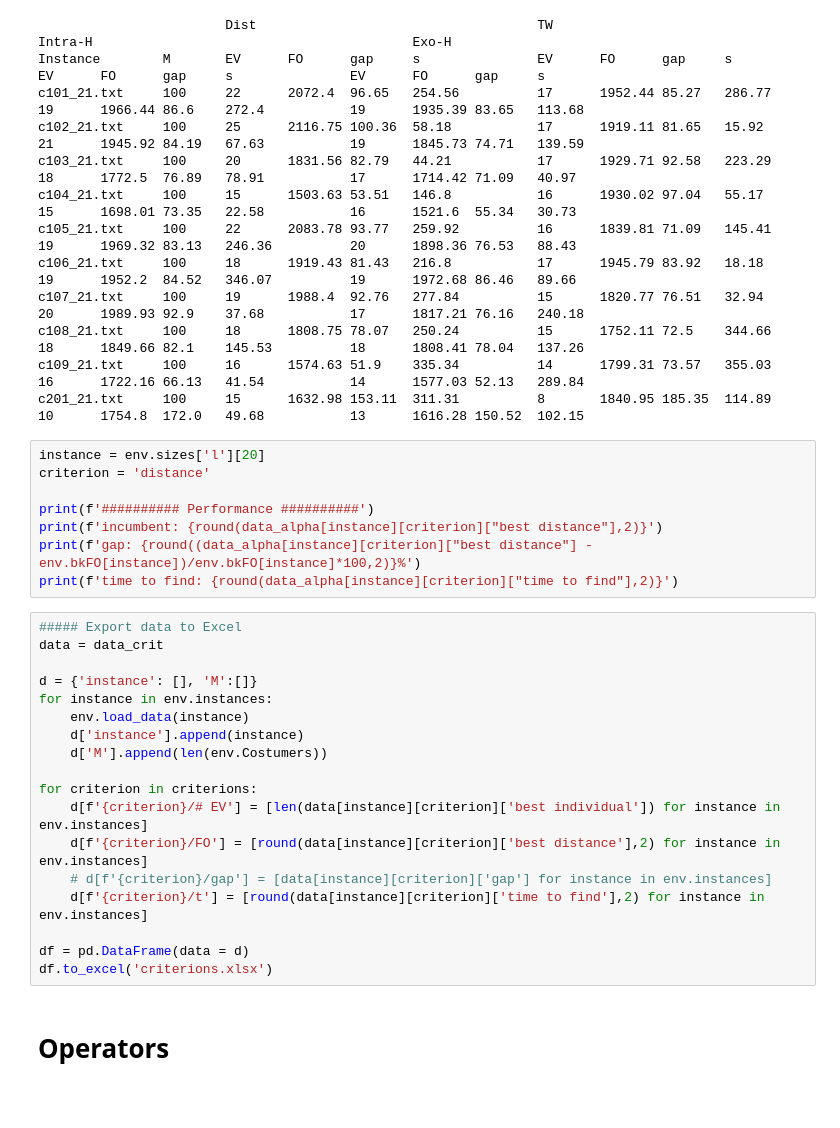
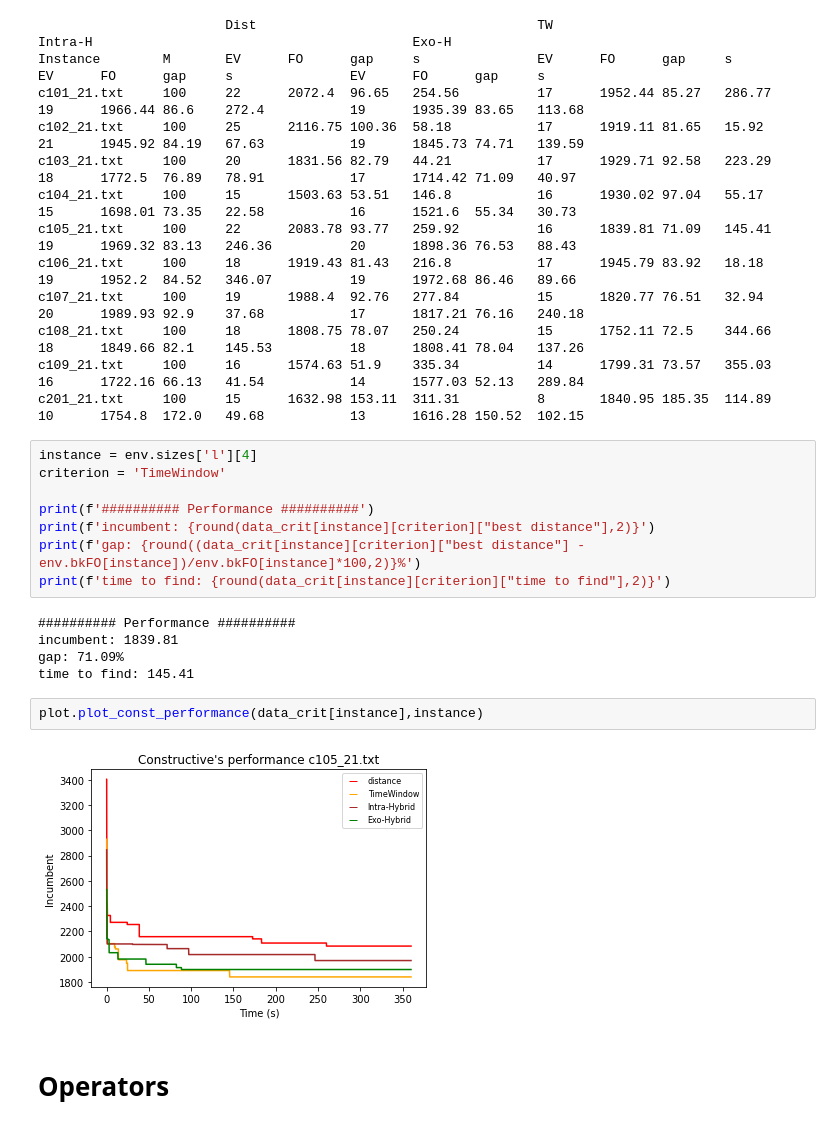
Before and after one commit to juanbeta98/E-CVRP-TW, a Jupyter notebook: Code/Visualizations.ipynb, the cells around one changed output. Cells and saved outputs as stored; diff of their text form; blank space fills up the shorter version.

Commit message:
Add legend to graphs

```diff
--- a/Code/Visualizations.ipynb
+++ b/Code/Visualizations.ipynb
@@ -113,31 +109,22 @@ c108_21.txt     100     18      1808.75 78.07   250.24          15      1752.11
 c109_21.txt     100     16      1574.63 51.9    335.34          14      1799.31 73.57   355.03          16      1722.16 66.13   41.54           14      1577.03 52.13   289.84
 c201_21.txt     100     15      1632.98 153.11  311.31          8       1840.95 185.35  114.89          10      1754.8  172.0   49.68           13      1616.28 150.52  102.15
 # %%
-instance = env.sizes['l'][20]
-criterion = 'distance'
+instance = env.sizes['l'][4]
+criterion = 'TimeWindow'
 
 print(f'########## Performance ##########')
-print(f'incumbent: {round(data_alpha[instance][criterion]["best distance"],2)}')
-print(f'gap: {round((data_alpha[instance][criterion]["best distance"] - env.bkFO[instance])/env.bkFO[instance]*100,2)}%')
-print(f'time to find: {round(data_alpha[instance][criterion]["time to find"],2)}')
+print(f'incumbent: {round(data_crit[instance][criterion]["best distance"],2)}')
+print(f'gap: {round((data_crit[instance][criterion]["best distance"] - env.bkFO[instance])/env.bkFO[instance]*100,2)}%')
+print(f'time to find: {round(data_crit[instance][criterion]["time to find"],2)}')
+# %% [output]
+########## Performance ##########
+incumbent: 1839.81
+gap: 71.09%
+time to find: 145.41
-# %%
-##### Export data to Excel
-data = data_crit
-
-d = {'instance': [], 'M':[]}
-for instance in env.instances:
-    env.load_data(instance)
-    d['instance'].append(instance)
-    d['M'].append(len(env.Costumers))
-
-for criterion in criterions:
-    d[f'{criterion}/# EV'] = [len(data[instance][criterion]['best individual']) for instance in env.instances]
-    d[f'{criterion}/FO'] = [round(data[instance][criterion]['best distance'],2) for instance in env.instances]
-    # d[f'{criterion}/gap'] = [data[instance][criterion]['gap'] for instance in env.instances]
-    d[f'{criterion}/t'] = [round(data[instance][criterion]['time to find'],2) for instance in env.instances]
-
-df = pd.DataFrame(data = d)
-df.to_excel('criterions.xlsx')
+# %%
+plot.plot_const_performance(data_crit[instance],instance)
+# %% [output]
+[figure, added]
 # %% [markdown]
 # Operators
 # %%
```
Also changed, not shown: parts of 2 cells of this notebook, 1 other file.
